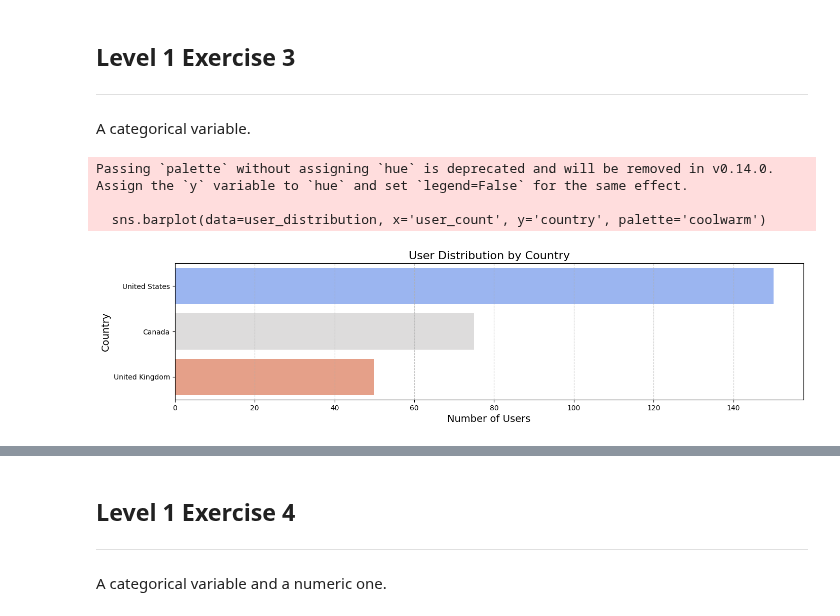
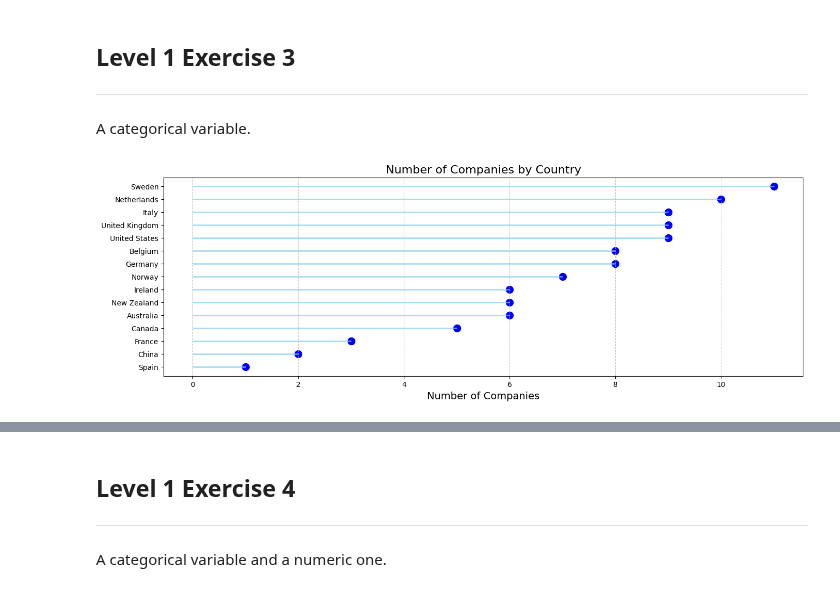
Before and after one commit to leocareer/DA_specialization, a Jupyter notebook: Sprint_08/S8_01.ipynb, the cells around one changed output, grey strips where cells are left out. Saved outputs shown, nothing was run; the diff lists cells and outputs as text; code cells hidden in the pictures.

Commit message:
sprint 8: S8_01.ipynb: final graph views selected

```diff
--- a/Sprint_08/S8_01.ipynb
+++ b/Sprint_08/S8_01.ipynb
@@ -23,19 +23,21 @@ import seaborn as sns
 
 from sqlalchemy import create_engine
 
-engine = create_engine('mysql+pymysql://root:root123!@localhost/commerce')
+engine_commerce = create_engine('mysql+pymysql://root:root123!@localhost/commerce')
 
-df_transactions = pd.read_sql('SELECT * FROM transactions;', engine)
+df_card_status = pd.read_sql('SELECT * FROM card_status;', engine_commerce)
+df_companies = pd.read_sql('SELECT * FROM companies;', engine_commerce)
+df_credit_cards = pd.read_sql('SELECT * FROM credit_cards;', engine_commerce)
+df_products = pd.read_sql('SELECT * FROM products;', engine_commerce)
+df_transaction_items = pd.read_sql('SELECT * FROM transaction_items;', engine_commerce)
+df_transactions = pd.read_sql('SELECT * FROM transactions;', engine_commerce)
+df_users = pd.read_sql('SELECT * FROM users;', engine_commerce)
+
 df_transactions['timestamp'] = pd.to_datetime(df_transactions['timestamp'])
 
 df_approved = df_transactions[df_transactions['declined'] == 0]
 
-df_users = pd.read_sql('SELECT * FROM users;', engine)
-df_companies = pd.read_sql('SELECT * FROM companies;', engine)
-df_products = pd.read_sql('SELECT * FROM products;', engine)
-df_credit_cards = pd.read_sql('SELECT * FROM credit_cards;', engine)
-df_card_status = pd.read_sql('SELECT * FROM card_status;', engine)
-df_transaction_items = pd.read_sql('SELECT * FROM transaction_items;', engine)
+df_products['price'] = df_products['price'].str.replace('$', '').astype(float)
 # %% [markdown]
 ## Level 1 Exercise 1
 ---
@@ -173,19 +74,30 @@ plt.grid(True, linestyle='--', alpha=0.7)
 ---
 A categorical variable.
 # %%
-# количество пользователей в каждой стране
-user_distribution = df_users['country'].value_counts().reset_index()
-user_distribution.columns = ['country', 'user_count']
+# количества компаний в каждой стране
+country_company_distribution = df_companies['country'].value_counts().reset_index()
+country_company_distribution.columns = ['country', 'company_count']
+country_company_distribution = country_company_distribution.sort_values(by='company_count', ascending=True)
 
-plt.figure(figsize=(16, 3.5))
-sns.barplot(data=user_distribution, x='user_count', y='country', palette='coolwarm')
+plt.figure(figsize=(16, 5))
+plt.hlines(
+    y=country_company_distribution['country'],
+    xmin=0,
+    xmax=country_company_distribution['company_count'],
+    color='skyblue',
+    alpha=0.7,
+    linewidth=2
+)
+plt.scatter(
+    y=country_company_distribution['country'],
+    x=country_company_distribution['company_count'],
+    color='blue',
+    s=100,
+    alpha=1
+)
 
-plt.title('User Distribution by Country', fontsize=16)
-plt.xlabel('Number of Users', fontsize=14)
-plt.ylabel('Country', fontsize=14)
+plt.title('Number of Companies by Country', fontsize=16)
+plt.xlabel('Number of Companies', fontsize=14)
 plt.grid(axis='x', linestyle='--', alpha=0.7)
 # %% [output]
-Passing `palette` without assigning `hue` is deprecated and will be removed in v0.14.0. Assign the `y` variable to `hue` and set `legend=False` for the same effect.
-
-  sns.barplot(data=user_distribution, x='user_count', y='country', palette='coolwarm')
-[figure, old version]
+[figure, new version]
```
Also changed, not shown: parts of 24 cells of this notebook.
